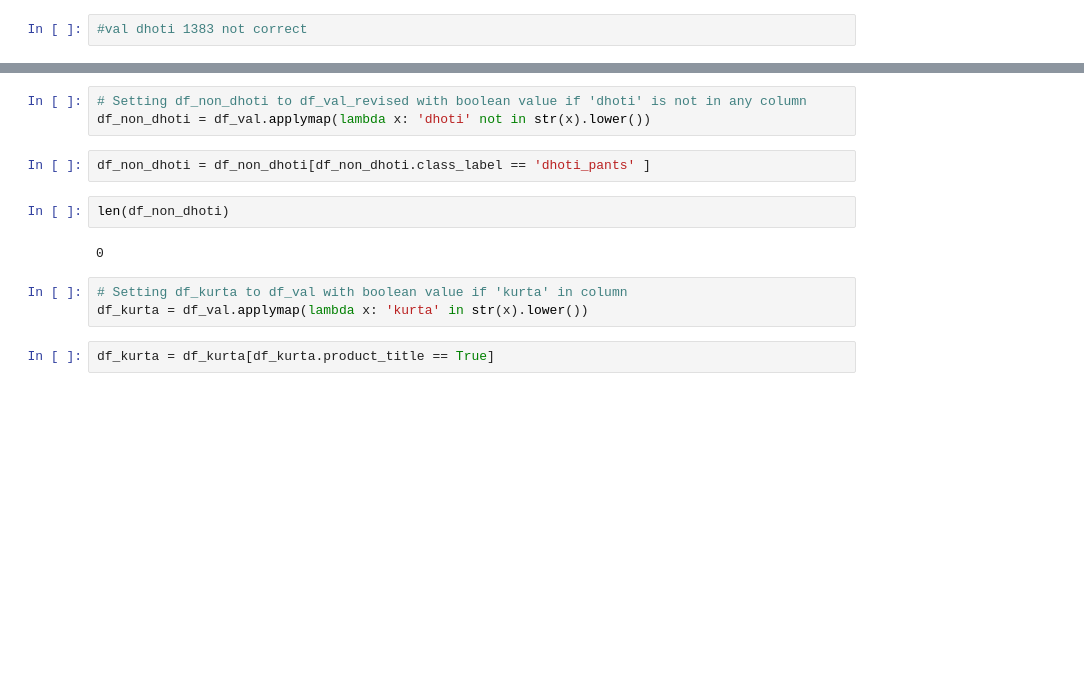
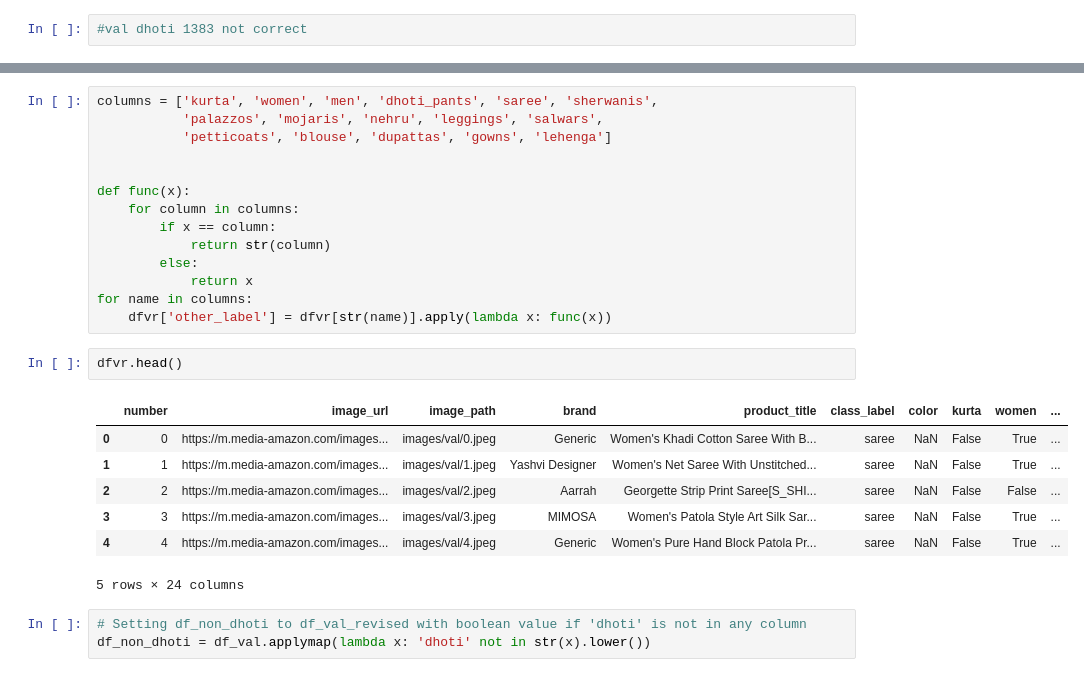
Before and after one commit to keb101/Image-Classification-Indian-Clothing, a Jupyter notebook: Classification_of_Indian_clothing_images/notebooks/Investigating_orig_data.ipynb, the cells around one changed output, grey strips where cells are left out. Saved outputs shown, nothing was run; the diff lists cells and outputs as text; blank space fills up the shorter version.

```diff
--- a/Classification_of_Indian_clothing_images/notebooks/Investigating_orig_data.ipynb
+++ b/Classification_of_Indian_clothing_images/notebooks/Investigating_orig_data.ipynb
@@ -269,14 +291,27 @@ df_dhoti_diff.head()
+# %%
+columns = ['kurta', 'women', 'men', 'dhoti_pants', 'saree', 'sherwanis',
+           'palazzos', 'mojaris', 'nehru', 'leggings', 'salwars',
+           'petticoats', 'blouse', 'dupattas', 'gowns', 'lehenga']
+
+
+def func(x):
+    for column in columns:
+        if x == column:
+            return str(column)
+        else:
+            return x
+for name in columns:
+    dfvr['other_label'] = dfvr[str(name)].apply(lambda x: func(x))
+# %%
+dfvr.head()
+# %% [output]
+|  | number | image_url | image_path | brand | product_title | class_label | color | kurta | women | ... |
+| 0 | 0 | https://m.media-amazon.com/images... | images/val/0.jpeg | Generic | Women's Khadi Cotton Saree With B... | saree | NaN | False | True | ... |
+| 1 | 1 | https://m.media-amazon.com/images... | images/val/1.jpeg | Yashvi Designer | Women's Net Saree With Unstitched... | saree | NaN | False | True | ... |
+| 2 | 2 | https://m.media-amazon.com/images... | images/val/2.jpeg | Aarrah | Georgette Strip Print Saree[S_SHI... | saree | NaN | False | False | ... |
+| 3 | 3 | https://m.media-amazon.com/images... | images/val/3.jpeg | MIMOSA | Women's Patola Style Art Silk Sar... | saree | NaN | False | True | ... |
+| 4 | 4 | https://m.media-amazon.com/images... | images/val/4.jpeg | Generic | Women's Pure Hand Block Patola Pr... | saree | NaN | False | True | ... |
+5 rows × 24 columns
 # %%
 # Setting df_non_dhoti to df_val_revised with boolean value if 'dhoti' is not in any column
 df_non_dhoti = df_val.applymap(lambda x: 'dhoti' not in str(x).lower())
-# %%
-df_non_dhoti = df_non_dhoti[df_non_dhoti.class_label == 'dhoti_pants' ]
-# %%
-len(df_non_dhoti)
-# %% [output]
-0
-# %%
-# Setting df_kurta to df_val with boolean value if 'kurta' in column
-df_kurta = df_val.applymap(lambda x: 'kurta' in str(x).lower())
-# %%
-df_kurta = df_kurta[df_kurta.product_title == True]
```
Also changed, not shown: parts of 132 cells of this notebook, 55 other files.
